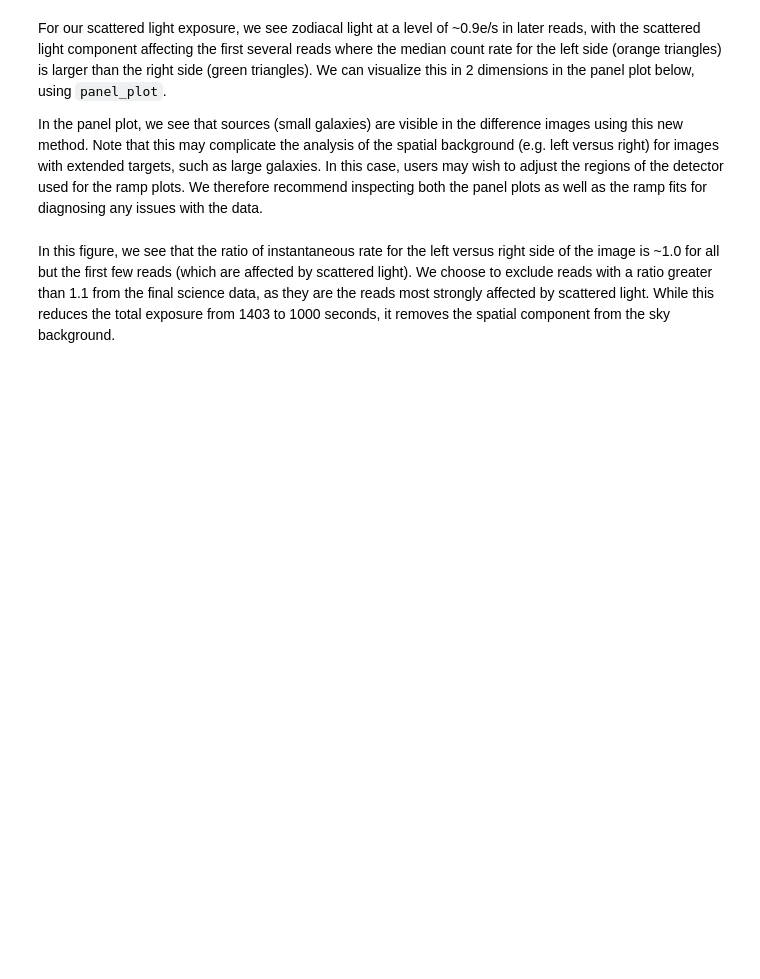
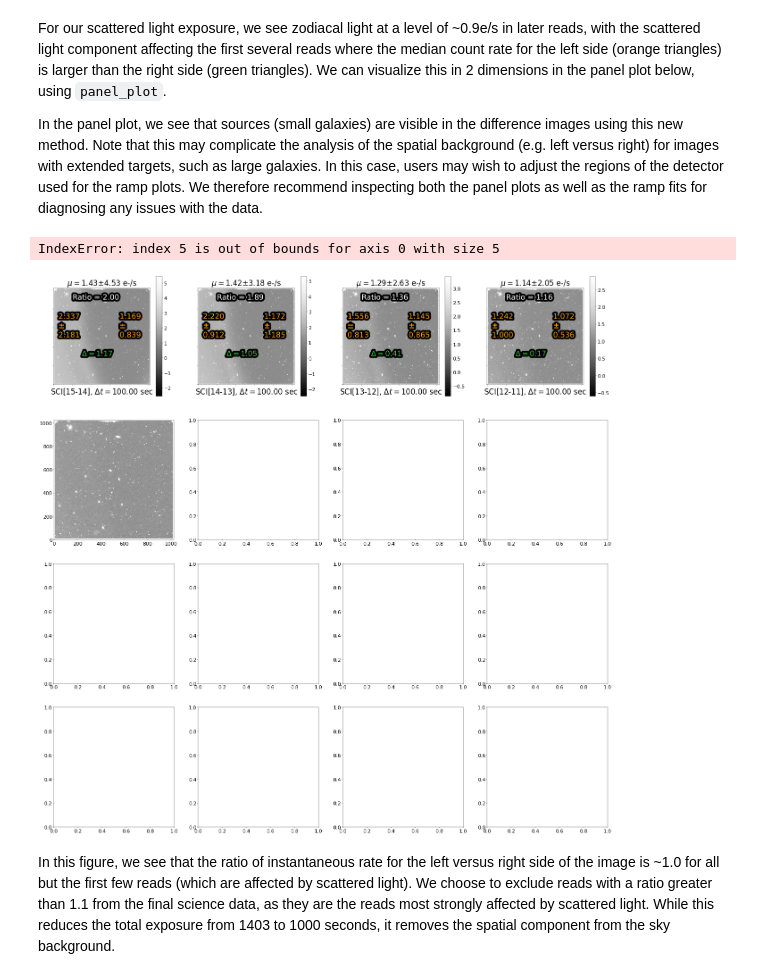
Before and after one commit to spacetelescope/WFC3Library, a Jupyter notebook: notebooks/ir_scattered_light_manual_corrections/Correcting_for_Scattered_Light_in_IR_Exposures_by_Manually_Subtracting_Bad_Reads.ipynb, the cells around one changed output. Drawn from its saved outputs; the diff is of its cells as text; code cells hidden in the pictures; blank space fills up the shorter version.

Commit message:
fixing standard dev problems

```diff
--- a/notebooks/ir_scattered_light_manual_corrections/Correcting_for_Scattered_Light_in_IR_Exposures_by_Manually_Subtracting_Bad_Reads.ipynb
+++ b/notebooks/ir_scattered_light_manual_corrections/Correcting_for_Scattered_Light_in_IR_Exposures_by_Manually_Subtracting_Bad_Reads.ipynb
@@ -175,21 +175,24 @@ In the panel plot, we see that sources (small galaxies) are visible in the diffe
 # %%
 path,filename = os.path.split(ima)
 
 cube, integ_time = diff.read_wfc3(ima)
 
 lhs_region = {"x0":50,"x1":250,"y0":100,"y1":900}
 rhs_region = {"x0":700,"x1":900,"y0":100,"y1":900}
 
 median_fullframe, median_lhs, median_rhs = diff.get_median_fullframe_lhs_rhs(cube, lhs_region = lhs_region, rhs_region = rhs_region)
 
 diff_cube = diff.compute_diff_imas(cube, integ_time, diff_method = 'instantaneous')
 
 median_diff_fullframe, median_diff_lhs, median_diff_rhs = diff.get_median_fullframe_lhs_rhs(diff_cube, lhs_region = lhs_region, rhs_region = rhs_region)
-standard_dev_fullframe, standard_dev_lhs, standard_dev_rhs = diff.get_median_std_fullframe_lhs_rhs(diff_cube, lhs_region = lhs_region, rhs_region = rhs_region)
+standard_dev_fullframe, standard_dev_lhs, standard_dev_rhs = diff.get_std_fullframe_lhs_rhs(diff_cube, lhs_region = lhs_region, rhs_region = rhs_region)
 
 fig_0 = diff.panel_plot(cube, integ_time, median_diff_fullframe, median_diff_lhs, median_diff_rhs, standard_dev_fullframe, standard_dev_lhs, standard_dev_rhs, diff_method = 'instantaneous')
 _ = fig_0.suptitle(filename, fontsize = 40)
 plt.subplots_adjust(bottom = 0.25, right = 0.9, top = 0.95)
+# %% [output]
+IndexError: index 5 is out of bounds for axis 0 with size 5
+[figure, added]
 # %% [markdown]
 In this figure, we see that the ratio of instantaneous rate for the left versus right side of the image is ~1.0 for all but the first few reads (which are affected by scattered light). We choose to exclude reads with a ratio greater than 1.1 from the final science data, as they are the reads most strongly affected by scattered light. While this reduces the total exposure from 1403 to 1000 seconds, it removes the spatial component from the sky background.
 # %% [markdown]
```
Also changed, not shown: parts of 7 cells of this notebook, 1 other file.
